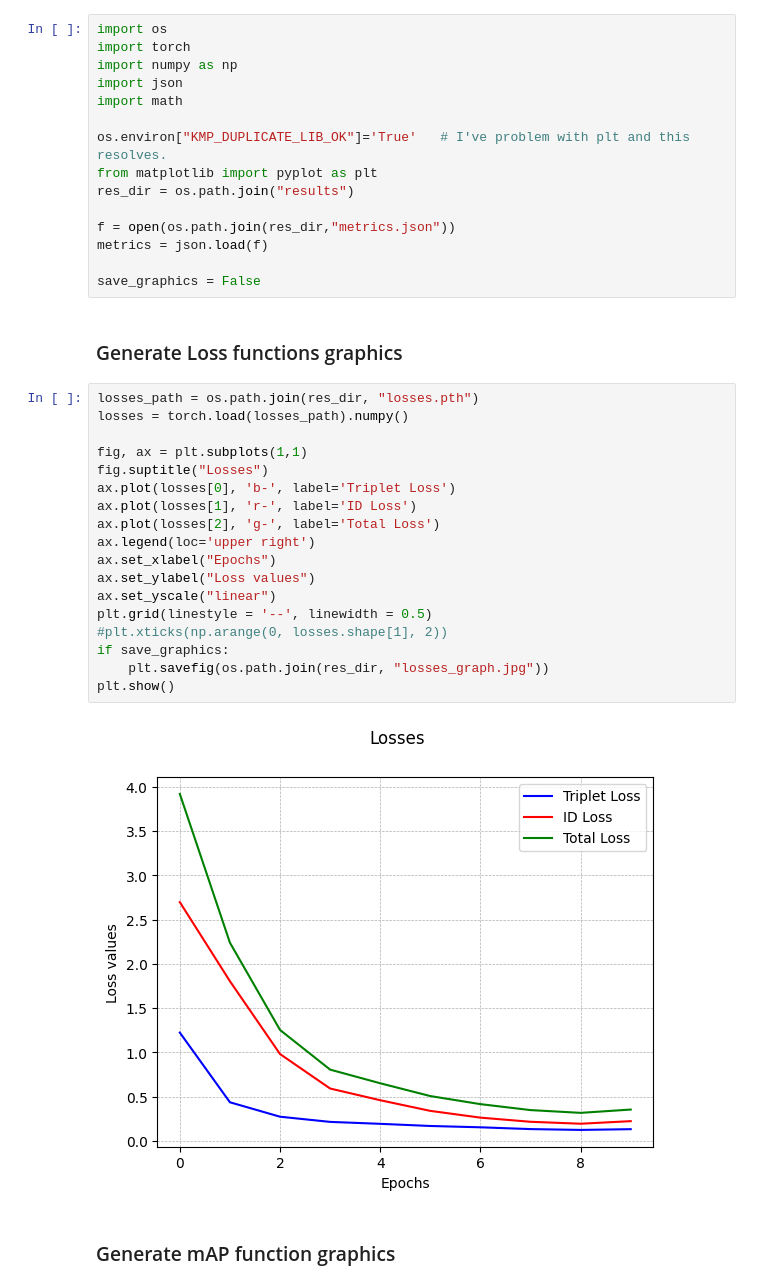
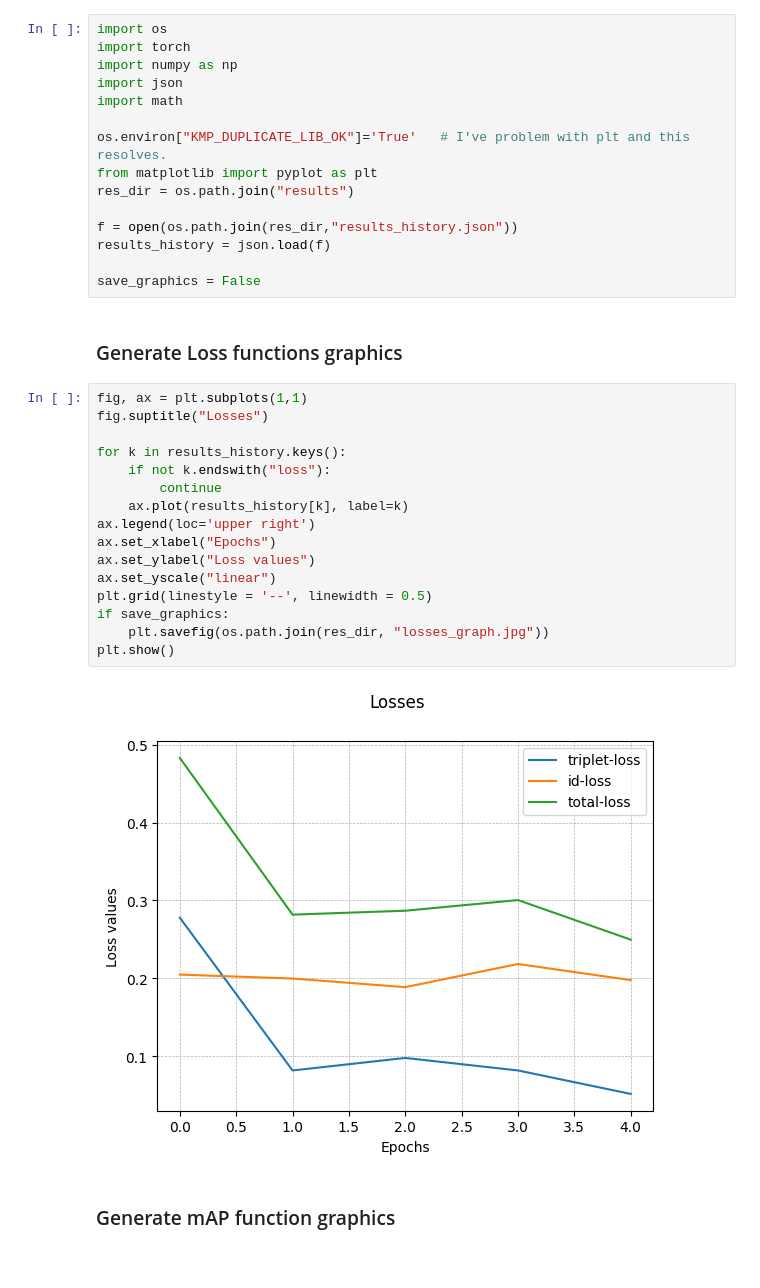
Before and after one commit to martinellop/People-Analysis, a Jupyter notebook: ReID/deep/graphics.ipynb, the cells around one changed output. Drawn from its saved outputs; the diff is of its cells as text.

Commit message:
fixes in result history mgmt

```diff
--- a/ReID/deep/graphics.ipynb
+++ b/ReID/deep/graphics.ipynb
@@ -9,32 +9,30 @@ os.environ["KMP_DUPLICATE_LIB_OK"]='True'   # I've problem with plt and this res
 from matplotlib import pyplot as plt
 res_dir = os.path.join("results")
 
-f = open(os.path.join(res_dir,"metrics.json"))
-metrics = json.load(f)
+f = open(os.path.join(res_dir,"results_history.json"))
+results_history = json.load(f)
 
 save_graphics = False
 # %% [markdown]
 ### Generate Loss functions graphics
 # %%
-losses_path = os.path.join(res_dir, "losses.pth")
-losses = torch.load(losses_path).numpy()
-
 fig, ax = plt.subplots(1,1)
 fig.suptitle("Losses")
-ax.plot(losses[0], 'b-', label='Triplet Loss')
-ax.plot(losses[1], 'r-', label='ID Loss')
-ax.plot(losses[2], 'g-', label='Total Loss')
+
+for k in results_history.keys():
+    if not k.endswith("loss"):
+        continue
+    ax.plot(results_history[k], label=k)
 ax.legend(loc='upper right')
 ax.set_xlabel("Epochs")
 ax.set_ylabel("Loss values")
 ax.set_yscale("linear")
 plt.grid(linestyle = '--', linewidth = 0.5)
-#plt.xticks(np.arange(0, losses.shape[1], 2))
 if save_graphics:
     plt.savefig(os.path.join(res_dir, "losses_graph.jpg"))
 plt.show()
 # %% [output]
-[figure, old version]
+[figure, new version]
 # %% [markdown]
 ### Generate mAP function graphics
 # %%
```
Also changed, not shown: parts of 3 cells of this notebook, 7 other files.
